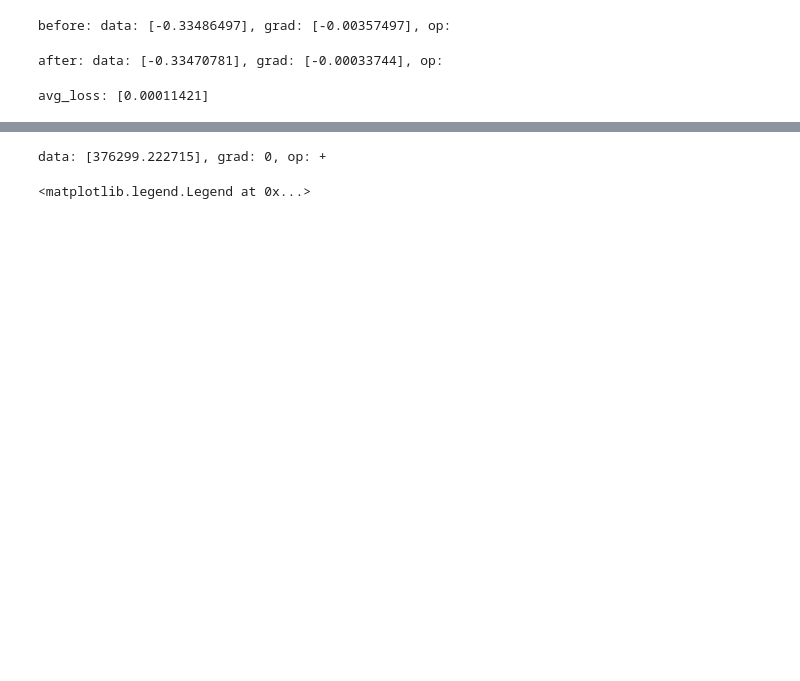
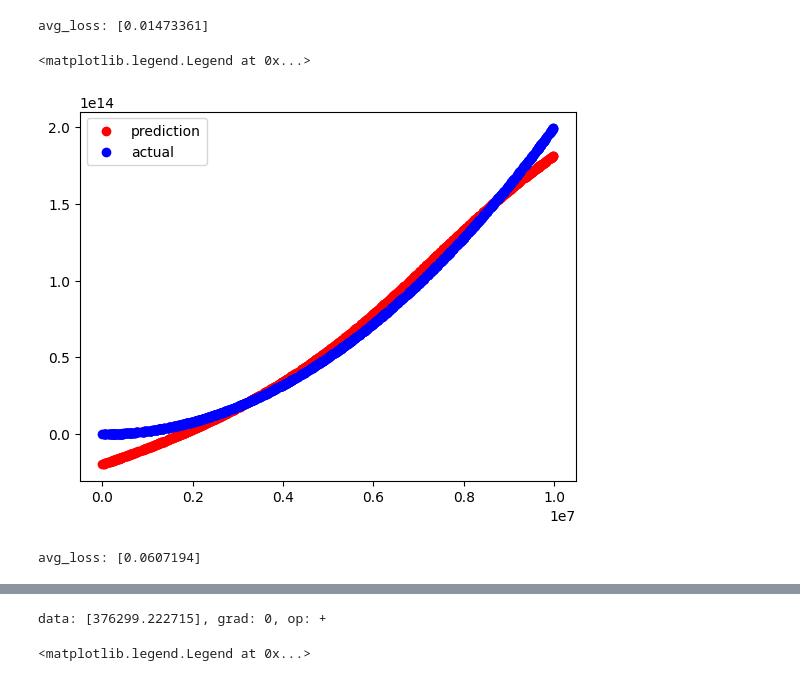
Before and after one commit to noahgsolomon/DeepStar, a Jupyter notebook: nn.ipynb, the cells around one changed output, grey strips where cells are left out. Cells and saved outputs as stored; diff of their text form; code cells hidden in the pictures; blank space fills up the shorter version.

```diff
--- a/nn.ipynb
+++ b/nn.ipynb
@@ -300,4 +295,4 @@ l1 = Linear(1, 50)
 l2 = Linear(50, 1, nonlinear=False)
 
 model = Model([l1, l2])
-optim = Momentum(model, decay_rate=0.9, lr=0.01)
+optim = Momentum(model, lr=0.01)
@@ -307,11 +305,9 @@ Y = 2*X
 # %%
-print(f'before: {model.parameters()[0]}')
+for _ in (t:=trange(5000)):
+    ix = np.random.randint(0, X_norm.shape[0], (1,)).flatten()
+    out = model([X_norm[ix]])
 
-for _ in (t:=trange(1000)):
-    ix = np.random.randint(0, X.shape[0], (1,)).flatten()
-    out = model([X[ix]])
-
-    loss = (out - Y[ix]) ** 2
+    loss = (out - Y_norm[ix]) ** 2
 
     optim.zero_grad()
 
@@ -320,22 +316,24 @@ for _ in (t:=trange(1000)):
     optim.step()
 
     t.set_description(f'loss: {loss.data}')
-
-print(f'after: {model.parameters()[0]}')
-# %% [output]
-before: data: [-0.33486497], grad: [-0.00357497], op:
-after: data: [-0.33470781], grad: [-0.00033744], op:
 # %%
 avg_loss = 0
 count = 0
-for x, y in zip(X, Y):
+for x, y in zip(X_norm, Y_norm):
     out = model([x])
     loss = (out - y) ** 2
     avg_loss += loss.data
     count += 1
 print(f'avg_loss: {avg_loss/count}')
 # %% [output]
-avg_loss: [0.00011421]
+avg_loss: [0.01473361]
+# %%
+plt.scatter(X, np.array([model([x]).data for x in X_norm]) * np.std(Y) + np.mean(Y), c='r', label='prediction')
+plt.scatter(X, Y, c='b', label='actual')
+plt.legend()
+# %% [output]
+<matplotlib.legend.Legend at 0x...>
+[figure, added]
 # %%
 from graphviz import Digraph
 
@@ -375,6 +373,17 @@ l1 = Linear(1, 50)
 l2 = Linear(50, 1, nonlinear=False)
 
 model = Model([l1, l2])
+# %%
+avg_loss = 0
+count = 0
+for x, y in zip(X_norm, Y_norm):
+    out = model([x])
+    loss = (out - y) ** 2
+    avg_loss += loss.data
+    count += 1
+print(f'avg_loss: {avg_loss/count}')
+# %% [output]
+avg_loss: [0.0607194]
 # %%
 X = np.random.uniform(0, 10000000, 1000)
 Y = 2*X**2
```
Also changed, not shown: parts of 6 cells of this notebook.
